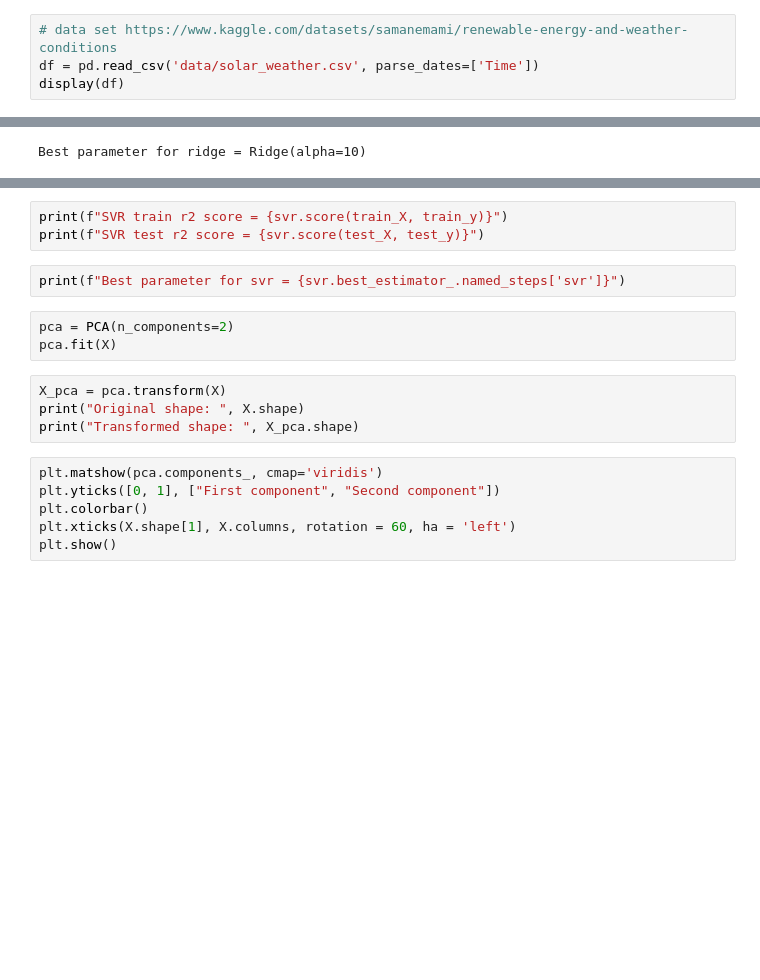
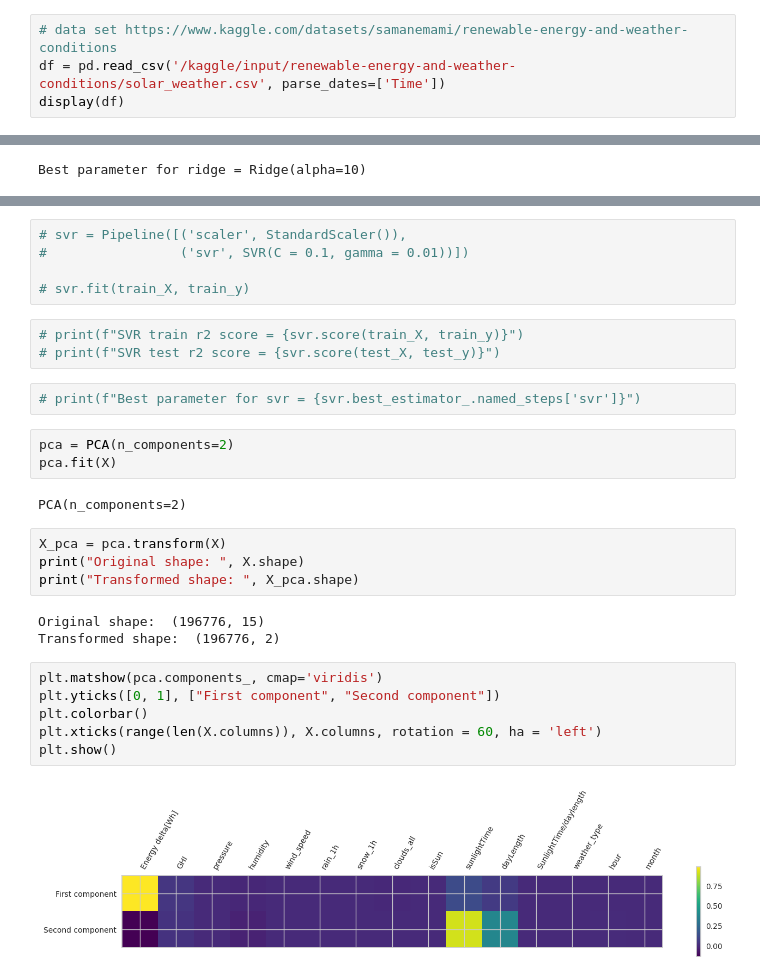
Before and after one commit to MichaelTheFear/INF1038_Aprendizado_Automatico_Trab_1, a Jupyter notebook: inf1038-weather-x-energy.ipynb, the cells around one changed output, grey strips where cells are left out. Cells and saved outputs as stored; diff of their text form; blank space fills up the shorter version.

```diff
--- a/inf1038-weather-x-energy.ipynb
+++ b/inf1038-weather-x-energy.ipynb
@@ -17,7 +17,7 @@ from xgboost import XGBRegressor
 from yellowbrick.model_selection import ValidationCurve
 # %%
 # data set https://www.kaggle.com/datasets/samanemami/renewable-energy-and-weather-conditions
-df = pd.read_csv('data/solar_weather.csv', parse_dates=['Time'])
+df = pd.read_csv('/kaggle/input/renewable-energy-and-weather-conditions/solar_weather.csv', parse_dates=['Time'])
 display(df)
 # %% [output]
 |  | Time | Energy delta[Wh] | GHI | temp | pressure | humidity | wind_speed | rain_1h | snow_1h | ... |
@@ -197,21 +196,33 @@ svr.fit(train_X, train_y)
+# %%
+# svr = Pipeline([('scaler', StandardScaler()),
+#                 ('svr', SVR(C = 0.1, gamma = 0.01))])
+
+# svr.fit(train_X, train_y)
 # %%
-print(f"SVR train r2 score = {svr.score(train_X, train_y)}")
-print(f"SVR test r2 score = {svr.score(test_X, test_y)}")
+# print(f"SVR train r2 score = {svr.score(train_X, train_y)}")
+# print(f"SVR test r2 score = {svr.score(test_X, test_y)}")
 # %%
-print(f"Best parameter for svr = {svr.best_estimator_.named_steps['svr']}")
+# print(f"Best parameter for svr = {svr.best_estimator_.named_steps['svr']}")
 # %%
 pca = PCA(n_components=2)
 pca.fit(X)
+# %% [output]
+PCA(n_components=2)
 # %%
 X_pca = pca.transform(X)
 print("Original shape: ", X.shape)
 print("Transformed shape: ", X_pca.shape)
+# %% [output]
+Original shape:  (196776, 15)
+Transformed shape:  (196776, 2)
 # %%
 plt.matshow(pca.components_, cmap='viridis')
 plt.yticks([0, 1], ["First component", "Second component"])
 plt.colorbar()
-plt.xticks(X.shape[1], X.columns, rotation = 60, ha = 'left')
+plt.xticks(range(len(X.columns)), X.columns, rotation = 60, ha = 'left')
 plt.show()
+# %% [output]
+[figure, added]
 # %%
 # print best features by name and by most important to least important
 print(f"Best features by name: {X.columns[np.argsort(pca.components_[0])][::-1]}\n")
```
Also changed, not shown: parts of 19 cells of this notebook.
